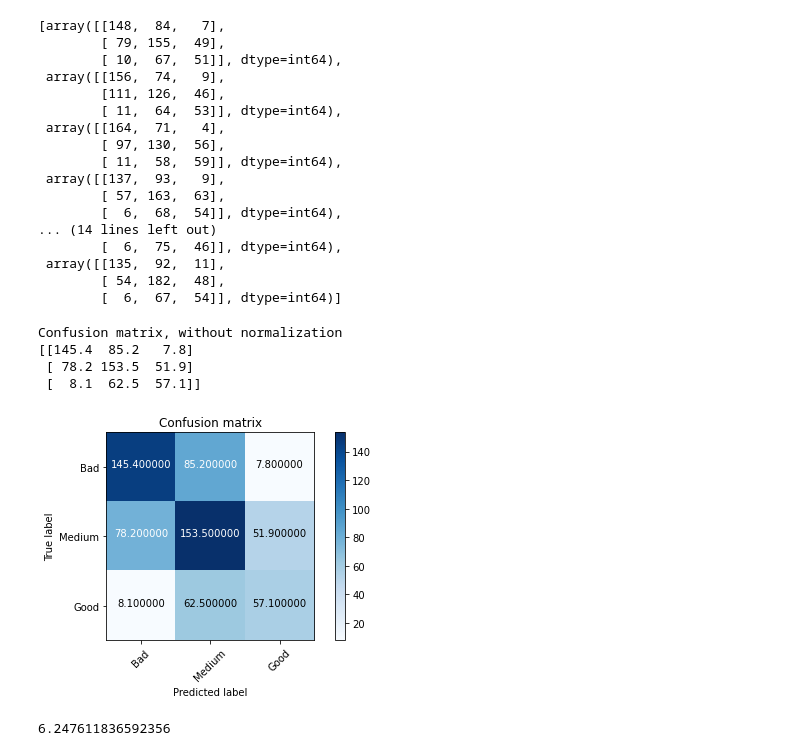
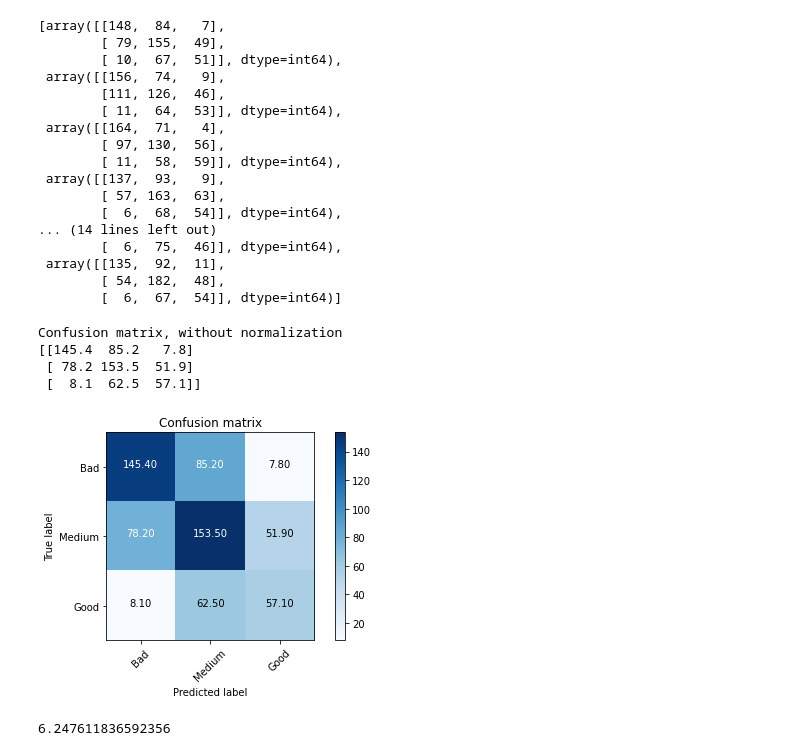
Before and after one commit to maurofalc/projeto-aprendizagem-de-maquina, a Jupyter notebook: DT_GS.ipynb, the cells around one changed output. Drawn from its saved outputs; the diff is of its cells as text; code cells hidden in the pictures.

```diff
--- a/DT_GS.ipynb
+++ b/DT_GS.ipynb
@@ -204,38 +204,38 @@ kf_conf_mat
         [  6,  67,  54]], dtype=int64)]
 # %%
 conf_mat_mean = np.mean(kf_conf_mat,axis=0)
-# %%
-def plot_confusion_matrix(cm, classes, normalize=False, title='Confusion matrix', cmap=plt.cm.Blues):
-    if normalize:
-        cm = cm.astype('float') / cm.sum(axis=1)[:, np.newaxis]
-        print("Normalized confusion matrix")
-    else:
-        print('Confusion matrix, without normalization')
-
-    print(cm)
-    plt.imshow(cm, interpolation='nearest', cmap=cmap)
-    plt.title(title)
-    plt.colorbar()
-    tick_marks = np.arange(len(classes))
-    plt.xticks(tick_marks, classes, rotation=45)
-    plt.yticks(tick_marks, classes)
-
-    fmt = '.2f' if normalize else 'f'
-    thresh = cm.max() / 2.
-    for i, j in itertools.product(range(cm.shape[0]), range(cm.shape[1])):
-        plt.text(j, i, format(cm[i, j], fmt), horizontalalignment="center", color="white" if cm[i, j] > thresh else "black")
-
-    plt.tight_layout()
-    plt.ylabel('True label')
-    plt.xlabel('Predicted label')
-
-plot_confusion_matrix(conf_mat_mean,["Bad","Medium","Good"])
-# %% [output]
-Confusion matrix, without normalization
-[[145.4  85.2   7.8]
- [ 78.2 153.5  51.9]
- [  8.1  62.5  57.1]]
-[figure, removed]
+# %%
+def plot_confusion_matrix(cm, classes, normalize=False, title='Confusion matrix', cmap=plt.cm.Blues):
+    if normalize:
+        cm = cm.astype('float') / cm.sum(axis=1)[:, np.newaxis]
+        print("Normalized confusion matrix")
+    else:
+        print('Confusion matrix, without normalization')
+
+    print(cm)
+    plt.imshow(cm, interpolation='nearest', cmap=cmap)
+    plt.title(title)
+    plt.colorbar()
+    tick_marks = np.arange(len(classes))
+    plt.xticks(tick_marks, classes, rotation=45)
+    plt.yticks(tick_marks, classes)
+
+    fmt = '.2f' if normalize else '.2f'
+    thresh = cm.max() / 2.
+    for i, j in itertools.product(range(cm.shape[0]), range(cm.shape[1])):
+        plt.text(j, i, format(cm[i, j], fmt), horizontalalignment="center", color="white" if cm[i, j] > thresh else "black")
+
+    plt.tight_layout()
+    plt.ylabel('True label')
+    plt.xlabel('Predicted label')
+
+plot_confusion_matrix(conf_mat_mean,["Bad","Medium","Good"])
+# %% [output]
+Confusion matrix, without normalization
+[[145.4  85.2   7.8]
+ [ 78.2 153.5  51.9]
+ [  8.1  62.5  57.1]]
+[figure, added]
 # %%
 time_end = time.time()
 print((time_end - time_begin)/60)
```
Also changed, not shown: parts of 2 cells of this notebook, 2 other files.
